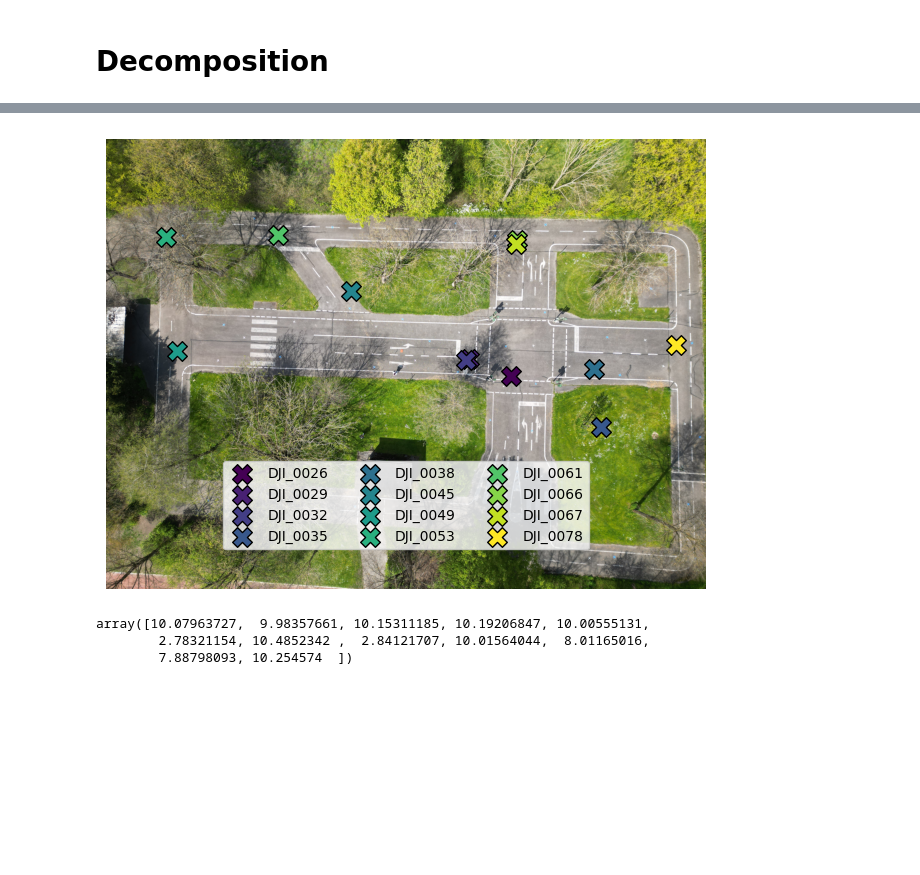
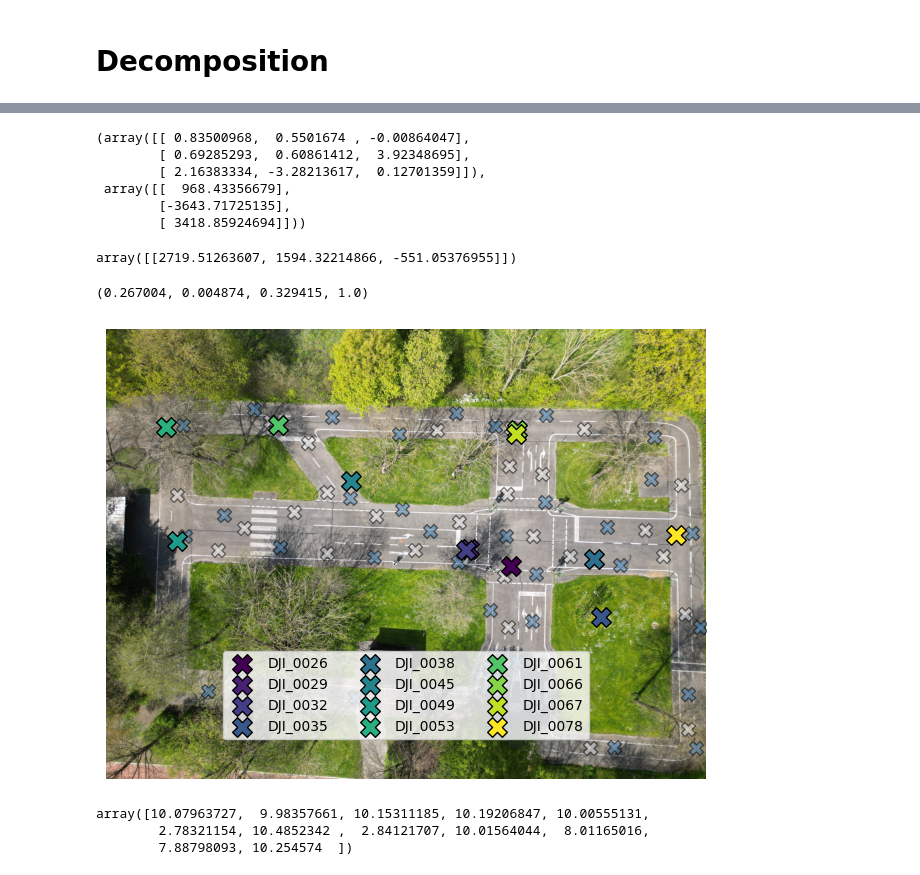
Before and after one commit to Sntz91/calibration-code, a Jupyter notebook: decomposition.ipynb, the cells around one changed output, grey strips where cells are left out. Cells and saved outputs as stored; diff of their text form; code cells hidden in the pictures; blank space fills up the shorter version.

```diff
--- a/decomposition.ipynb
+++ b/decomposition.ipynb
@@ -43,7 +43,8 @@ def get_camera_position(pv_img, tv_img='DJI_0017'):
         object_points,
         image_points,
         K,
-        dist
+        dist,
+        flags=cv2.SOLVEPNP_ITERATIVE
     )
     rotM = cv2.Rodrigues(rvec)[0]
     camera_position = np.matmul(-rotM.T, tvec)
@@ -63,3 +113,16 @@ pos_0078 = get_camera_position('DJI_0078')
+# %%
+R, T
+# %% [output]
+(array([[ 0.83500968,  0.5501674 , -0.00864047],
+        [ 0.69285293,  0.60861412,  3.92348695],
+        [ 2.16383334, -3.28213617,  0.12701359]]),
+ array([[  968.43356679],
+        [-3643.71725135],
+        [ 3418.85924694]]))
+# %%
+pos_0026.T
+# %% [output]
+array([[2719.51263607, 1594.32214866, -551.05376955]])
 # %%
 positions = np.concatenate(
     (pos_0026.T,
@@ -96,33 +159,50 @@ labels = [
 ]
 
 _, img_tv = get_images('DJI_0026', 'DJI_0017')
+
+from utils import load_data
+
+validation_pts_tv = load_data(f'data/annotations/DJI_0017_blue.txt')
+reference_pts_tv = load_data(f'data/annotations/DJI_0017_white.txt')
+# %%
+colormap(0)
+# %% [output]
+(0.267004, 0.004874, 0.329415, 1.0)
 # %%
 import matplotlib.cm as cm
 plt.imshow(img_tv)
 
 norm = plt.Normalize(min(colors), max(colors))
 # Use a colormap (e.g., viridis, plasma, etc.)
 colormap = plt.colormaps.get_cmap('viridis')
 
+# Plot Reference and Validation Points
+for name, pt in reference_pts_tv.items():
+    plt.scatter(pt[0], pt[1], marker='X', color='whitesmoke', s=100, ec='black', alpha=0.5)
+
+for name, pt in validation_pts_tv.items():
+    plt.scatter(pt[0], pt[1], marker='X', color='steelblue', s=100, ec='black', alpha=0.5)
+
 # Plot each point individually with its corresponding label
 for i in range(len(positions)):
     color = colormap(norm(colors[i]))
     plt.scatter(positions[i, 0], positions[i, 1], color=color, label=labels[i], marker='X', s=200,
                edgecolors='black')
+
 
 # Create legend with unique labels
 handles, unique_labels = plt.gca().get_legend_handles_labels()
 unique_labels, unique_handles = zip(*dict(zip(unique_labels, handles)).items())
 plt.legend(unique_handles, unique_labels)
 plt.legend(loc='upper center', bbox_to_anchor=(0.5, 0.3),
           ncol=3, fancybox=True, shadow=False, framealpha=0.8)
 plt.axis('off')
 
 plt.tight_layout()
 plt.savefig('camera_positions.png', dpi=300)
 plt.show()
 # %% [output]
-[figure, old version]
+[figure, new version]
 # %%
 # Wenn ich hier noch die Richtung anzeigen koennte, in die die cameras schauen,
 # das waere super. TODO...
```
Also changed, not shown: parts of 3 cells of this notebook, 8 other files.
